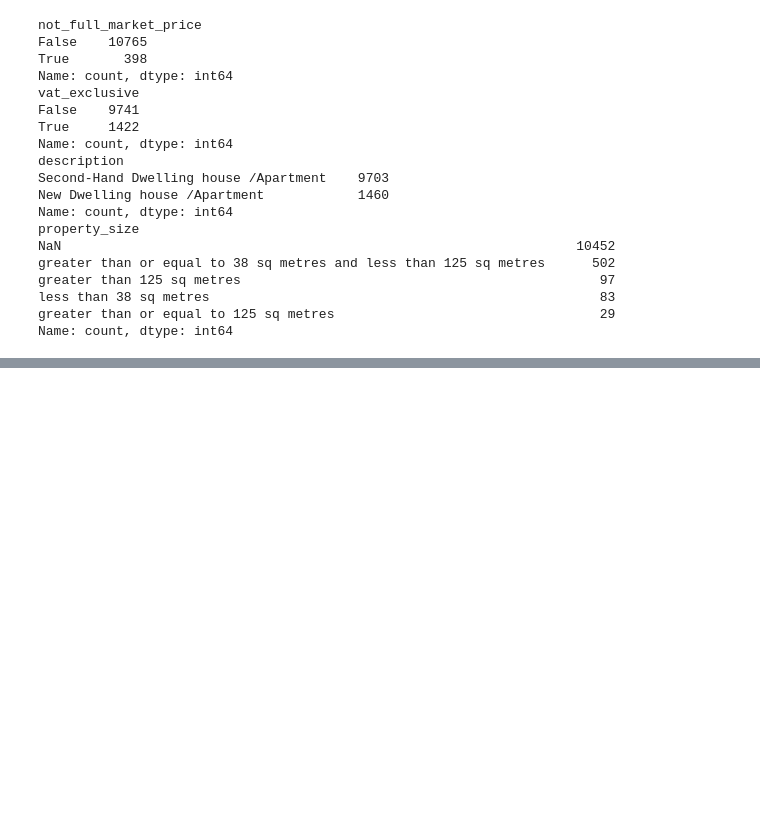
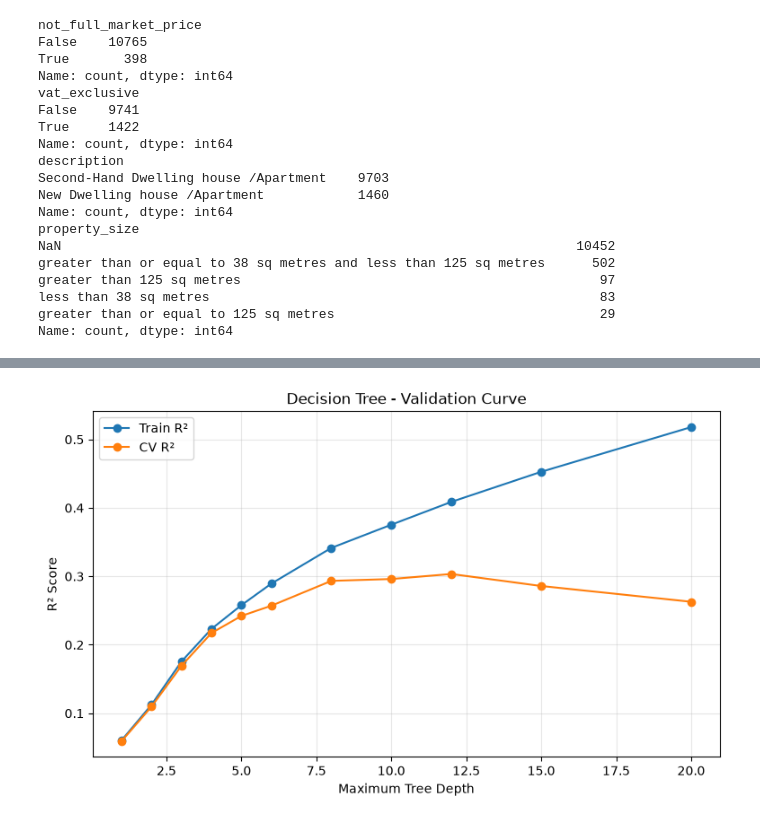
Before and after one commit to JessicaOliveiraCCT/Predicting-House-Prices-in-Ireland, a Jupyter notebook: Predicting_houses_price_CA.ipynb, the cells around one changed output, grey strips where cells are left out. Cells and saved outputs as stored; diff of their text form; code cells hidden in the pictures; blank space fills up the shorter version.

```diff
--- a/Predicting_houses_price_CA.ipynb
+++ b/Predicting_houses_price_CA.ipynb
@@ -726,0 +844,38 @@ R² : 0.372
+# %%
+from sklearn.model_selection import validation_curve
+depths = [1, 2, 3, 4, 5, 6, 8, 10, 12, 15, 20]
+
+train_sc, val_sc = validation_curve(
+    DecisionTreeRegressor(random_state=RANDOM_STATE),
+    X.loc[tr_idx],
+    y_tr,
+    param_name="max_depth",
+    param_range=depths,
+    cv=kf,
+    scoring="r2"
+)
+
+plt.figure(figsize=(9, 5))
+
+plt.plot(
+    depths,
+    train_sc.mean(axis=1),
+    marker="o",
+    label="Train R²"
+)
+
+plt.plot(
+    depths,
+    val_sc.mean(axis=1),
+    marker="o",
+    label="CV R²"
+)
+
+plt.xlabel("Maximum Tree Depth")
+plt.ylabel("R² Score")
+plt.title("Decision Tree - Validation Curve")
+plt.legend()
+plt.grid(alpha=0.3)
+plt.show()
+# %% [output]
+[figure, added]
```
Also changed, not shown: parts of 55 cells of this notebook.
